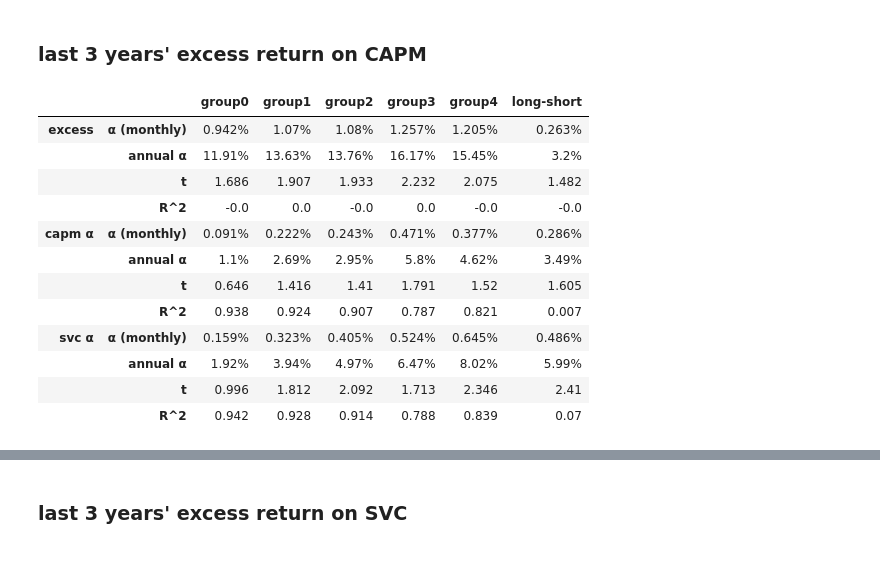
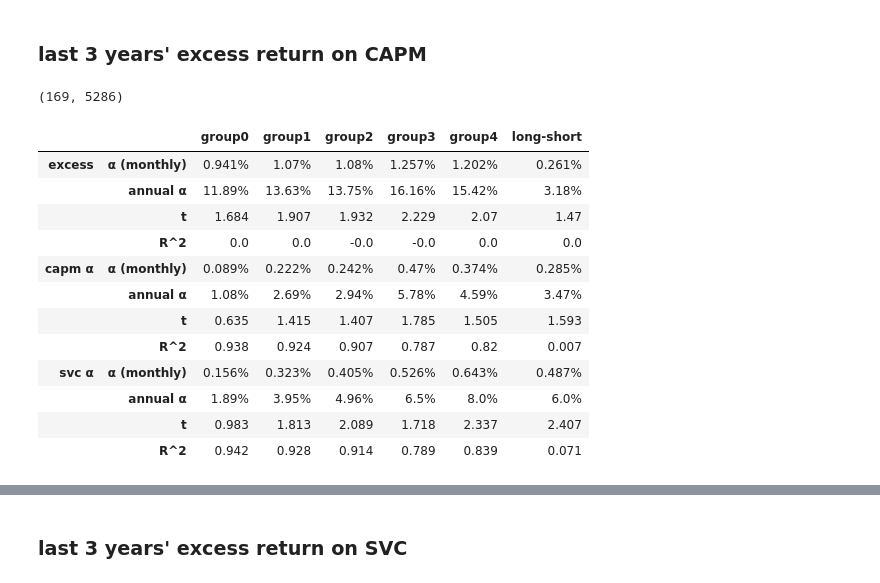
Before and after one commit to dacianpeng/mutual-fund-effective-or-not-Evidence-from-China, a Jupyter notebook: main.ipynb, the cells around one changed output, grey strips where cells are left out. Cells and saved outputs as stored; diff of their text form; code cells hidden in the pictures.

```diff
--- a/main.ipynb
+++ b/main.ipynb
@@ -1134,18 +1134,22 @@ def capm_α_generation(x):
 
 all_fund_capm_α = return_of_all_fund_.loc['2005-6': '2019-6'].rolling(window = 36, min_periods = 36 - MAX_NA_NUM).apply(capm_α_generation)
 
-display(group_and_statistic(all_fund_capm_α))
+all_fund_capm_α.shape
 # %% [output]
-|  |  | group0 | group1 | group2 | group3 | group4 | long-short |
-| excess | α (monthly) | 0.942% | 1.07% | 1.08% | 1.257% | 1.205% | 0.263% |
-|  | annual α | 11.91% | 13.63% | 13.76% | 16.17% | 15.45% | 3.2% |
-|  | t | 1.686 | 1.907 | 1.933 | 2.232 | 2.075 | 1.482 |
-|  | R^2 | -0.0 | 0.0 | -0.0 | 0.0 | -0.0 | -0.0 |
-| capm α | α (monthly) | 0.091% | 0.222% | 0.243% | 0.471% | 0.377% | 0.286% |
-|  | annual α | 1.1% | 2.69% | 2.95% | 5.8% | 4.62% | 3.49% |
-|  | t | 0.646 | 1.416 | 1.41 | 1.791 | 1.52 | 1.605 |
-|  | R^2 | 0.938 | 0.924 | 0.907 | 0.787 | 0.821 | 0.007 |
-| svc α | α (monthly) | 0.159% | 0.323% | 0.405% | 0.524% | 0.645% | 0.486% |
-|  | annual α | 1.92% | 3.94% | 4.97% | 6.47% | 8.02% | 5.99% |
-|  | t | 0.996 | 1.812 | 2.092 | 1.713 | 2.346 | 2.41 |
-|  | R^2 | 0.942 | 0.928 | 0.914 | 0.788 | 0.839 | 0.07 |
+(169, 5286)
+# %%
+group_and_statistic(all_fund_capm_α, weighting='mkt')
+# %% [output]
+|  |  | group0 | group1 | group2 | group3 | group4 | long-short |
+| excess | α (monthly) | 0.941% | 1.07% | 1.08% | 1.257% | 1.202% | 0.261% |
+|  | annual α | 11.89% | 13.63% | 13.75% | 16.16% | 15.42% | 3.18% |
+|  | t | 1.684 | 1.907 | 1.932 | 2.229 | 2.07 | 1.47 |
+|  | R^2 | 0.0 | 0.0 | -0.0 | -0.0 | 0.0 | 0.0 |
+| capm α | α (monthly) | 0.089% | 0.222% | 0.242% | 0.47% | 0.374% | 0.285% |
+|  | annual α | 1.08% | 2.69% | 2.94% | 5.78% | 4.59% | 3.47% |
+|  | t | 0.635 | 1.415 | 1.407 | 1.785 | 1.505 | 1.593 |
+|  | R^2 | 0.938 | 0.924 | 0.907 | 0.787 | 0.82 | 0.007 |
+| svc α | α (monthly) | 0.156% | 0.323% | 0.405% | 0.526% | 0.643% | 0.487% |
+|  | annual α | 1.89% | 3.95% | 4.96% | 6.5% | 8.0% | 6.0% |
+|  | t | 0.983 | 1.813 | 2.089 | 1.718 | 2.337 | 2.407 |
+|  | R^2 | 0.942 | 0.928 | 0.914 | 0.789 | 0.839 | 0.071 |
```
Also changed, not shown: parts of 100 cells of this notebook, 5 other files.
